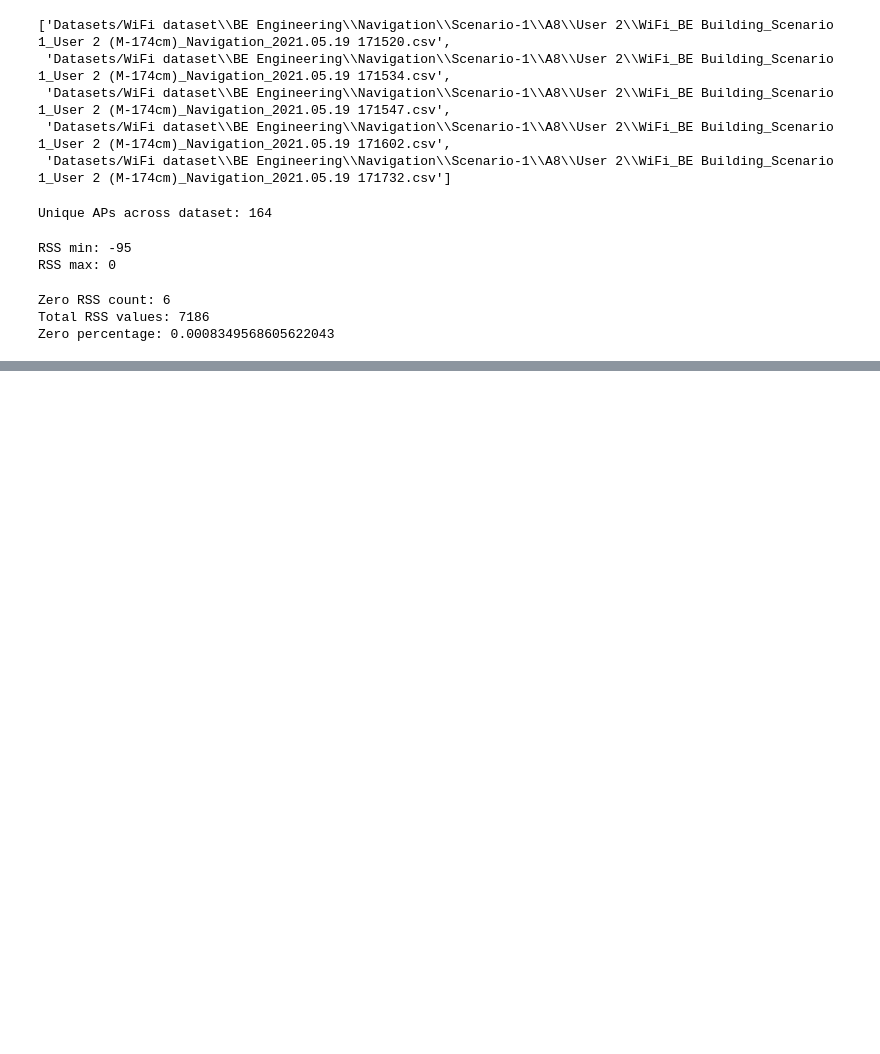
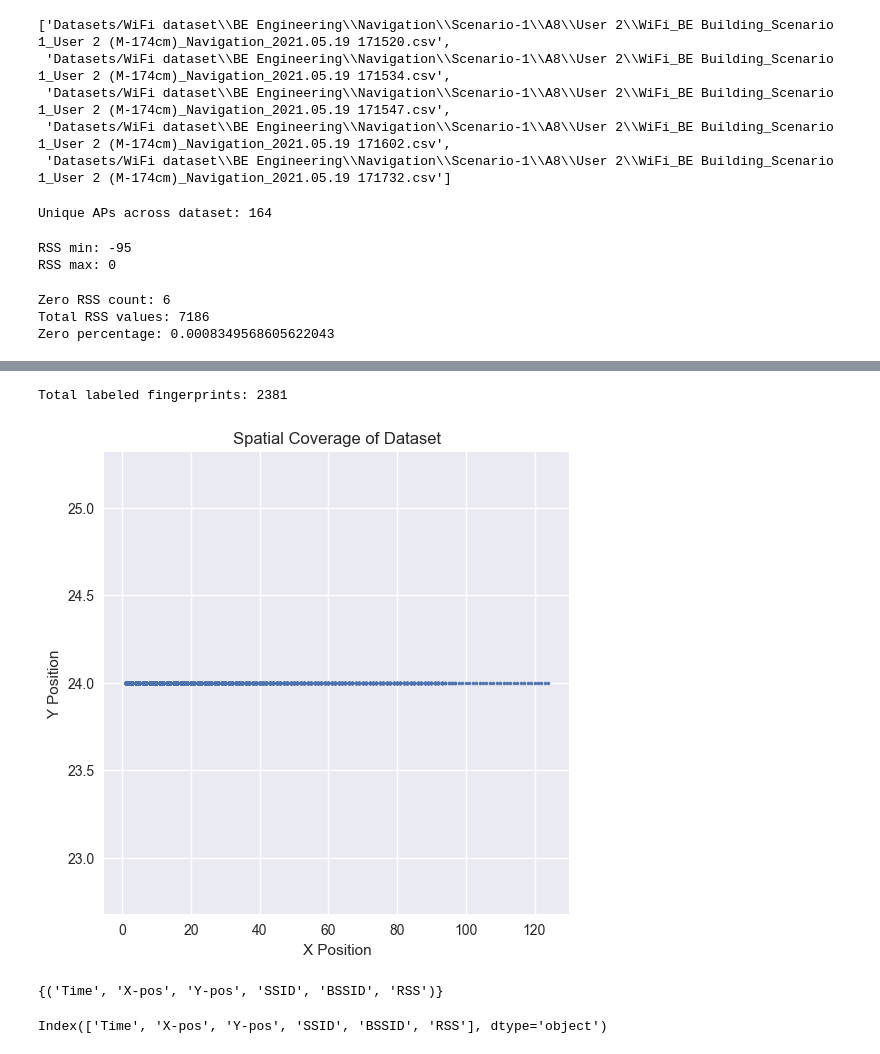
Before and after one commit to jayyGPT/SURA, a Jupyter notebook: DataAnalysis.ipynb, the cells around one changed output, grey strips where cells are left out. Drawn from its saved outputs; the diff is of its cells as text; code cells hidden in the pictures; blank space fills up the shorter version.

```diff
--- a/DataAnalysis.ipynb
+++ b/DataAnalysis.ipynb
@@ -221,0 +310,43 @@ df["RSS"] = df["RSS"].replace(0, -100)
+# %%
+x_positions = []
+y_positions = []
+
+for file in wifi_files:
+
+    df = pd.read_excel(file)
+
+    if "X-pos" in df.columns and "Y-pos" in df.columns:
+
+        x_vals = df["X-pos"].dropna()
+        y_vals = df["Y-pos"].dropna()
+
+        if len(x_vals) > 0 and len(y_vals) > 0:
+            x_positions.append(x_vals.iloc[0])
+            y_positions.append(y_vals.iloc[0])
+# %%
+print("Total labeled fingerprints:", len(x_positions))
+# %% [output]
+Total labeled fingerprints: 2381
+# %%
+plt.figure(figsize=(6,6))
+plt.scatter(x_positions, y_positions, s=5)
+plt.title("Spatial Coverage of Dataset")
+plt.xlabel("X Position")
+plt.ylabel("Y Position")
+plt.show()
+# %% [output]
+[figure, added]
+# %%
+column_sets = set()
+
+for file in wifi_files[:100]:
+    df = pd.read_excel(file)
+    column_sets.add(tuple(df.columns))
+
+column_sets
+# %% [output]
+{('Time', 'X-pos', 'Y-pos', 'SSID', 'BSSID', 'RSS')}
+# %%
+print(df.columns)
+# %% [output]
+Index(['Time', 'X-pos', 'Y-pos', 'SSID', 'BSSID', 'RSS'], dtype='object')
```
Also changed, not shown: parts of 9 cells of this notebook, 1 other file.
